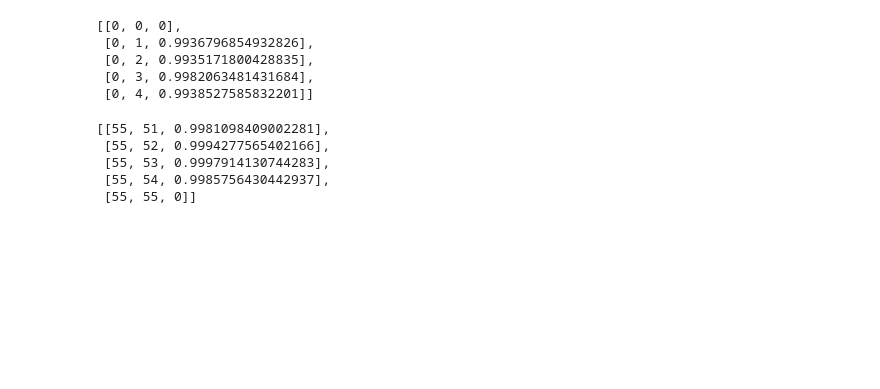
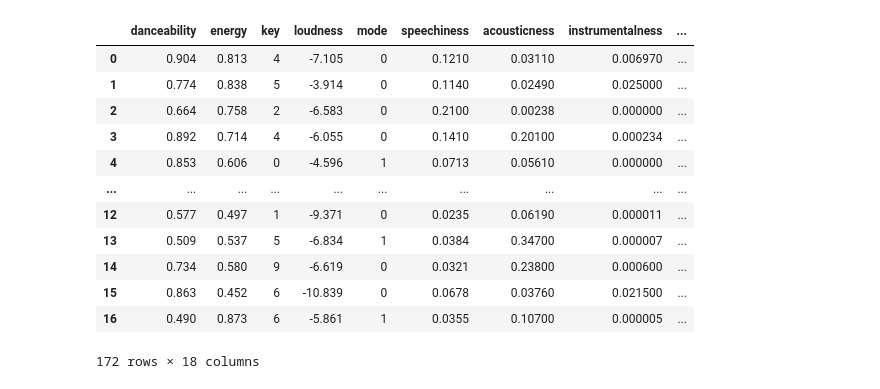
Before and after one commit to SimonasBubnys/recommender-systems, a Jupyter notebook: song_recommendation_cos_sim.ipynb, the cells around one changed output. Cells and saved outputs as stored; diff of their text form; code cells hidden in the pictures; blank space fills up the shorter version.

```diff
--- a/song_recommendation_cos_sim.ipynb
+++ b/song_recommendation_cos_sim.ipynb
@@ -125,0 +98,18 @@ Name: 0, dtype: float64
+# %%
+# remove duplicates
+tracks_w_features.drop_duplicates()
+display(tracks_w_features)
+# %% [output]
+|  | danceability | energy | key | loudness | mode | speechiness | acousticness | instrumentalness | ... |
+| 0 | 0.904 | 0.813 | 4 | -7.105 | 0 | 0.1210 | 0.03110 | 0.006970 | ... |
+| 1 | 0.774 | 0.838 | 5 | -3.914 | 0 | 0.1140 | 0.02490 | 0.025000 | ... |
+| 2 | 0.664 | 0.758 | 2 | -6.583 | 0 | 0.2100 | 0.00238 | 0.000000 | ... |
+| 3 | 0.892 | 0.714 | 4 | -6.055 | 0 | 0.1410 | 0.20100 | 0.000234 | ... |
+| 4 | 0.853 | 0.606 | 0 | -4.596 | 1 | 0.0713 | 0.05610 | 0.000000 | ... |
+| ... | ... | ... | ... | ... | ... | ... | ... | ... | ... |
+| 12 | 0.577 | 0.497 | 1 | -9.371 | 0 | 0.0235 | 0.06190 | 0.000011 | ... |
+| 13 | 0.509 | 0.537 | 5 | -6.834 | 1 | 0.0384 | 0.34700 | 0.000007 | ... |
+| 14 | 0.734 | 0.580 | 9 | -6.619 | 0 | 0.0321 | 0.23800 | 0.000600 | ... |
+| 15 | 0.863 | 0.452 | 6 | -10.839 | 0 | 0.0678 | 0.03760 | 0.021500 | ... |
+| 16 | 0.490 | 0.873 | 6 | -5.861 | 1 | 0.0355 | 0.10700 | 0.000005 | ... |
+172 rows × 18 columns
@@ -126,7 +119,6 @@ Name: 0, dtype: float64
 # %%
-from sklearn.metrics.pairwise import cosine_similarity
-df = pd.DataFrame(cosine_similarity(input, dense_output=True))
-# display(df)
+# feature space creation
+
 # 3 by input size matrix
 # columns as follows:
 # song a, song b, songs a similarity with b
@@ -136,25 +128,3 @@ feature_space = []
 for i,j in enumerate(df.values):
     for p in range(len(j)):
         feature_space.append([i,p,j[p]])
-# display(feature_space)
-
-# remove 1's in diagonals
-feature_space_refined = []
-for i in range(len(feature_space)):
-    if feature_space[i][0]==feature_space[i][1]:
-        feature_space_refined.append([feature_space[i][0],feature_space[i][1],0])
-    else:
-        feature_space_refined.append(feature_space[i])
-display(feature_space_refined[0:5])
-display(feature_space_refined[len(feature_space_refined)-5:len(feature_space_refined)])
-# %% [output]
-[[0, 0, 0],
- [0, 1, 0.9936796854932826],
- [0, 2, 0.9935171800428835],
- [0, 3, 0.9982063481431684],
- [0, 4, 0.9938527585832201]]
-[[55, 51, 0.9981098409002281],
- [55, 52, 0.9994277565402166],
- [55, 53, 0.9997914130744283],
- [55, 54, 0.9985756430442937],
- [55, 55, 0]]
```
Also changed, not shown: parts of 11 cells of this notebook.
